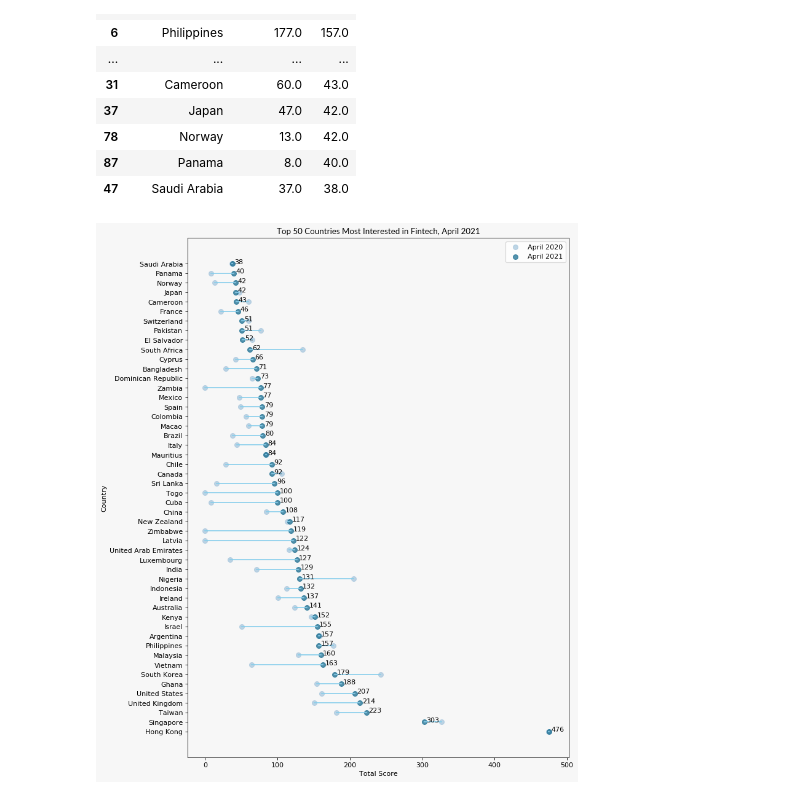
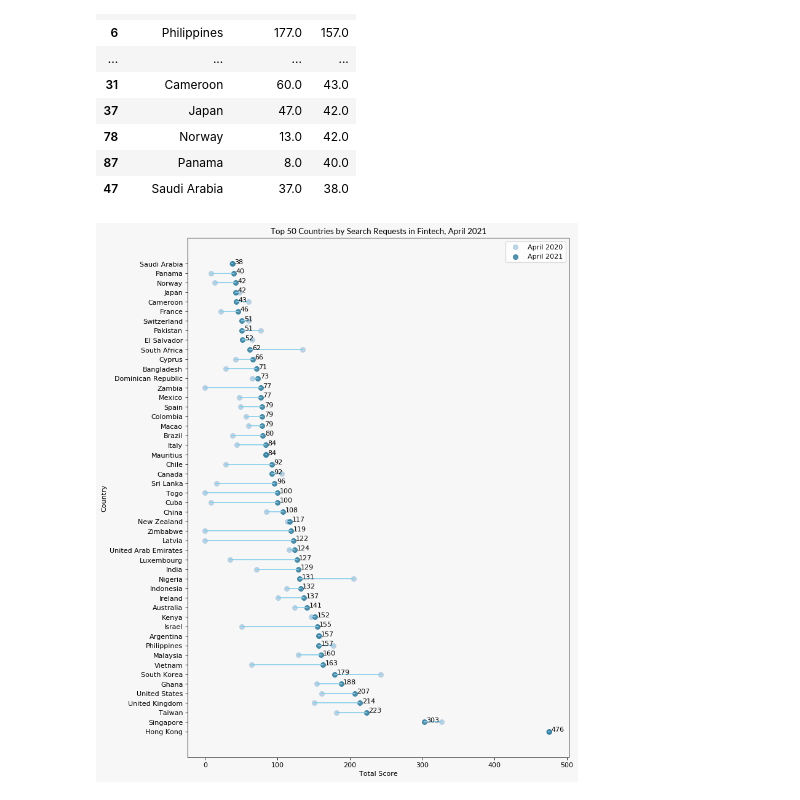
Before and after one commit to yerzhankaratay/FNN, a Jupyter notebook: Last Year and Current Year Comparison.ipynb, the cells around one changed output. Saved outputs shown, nothing was run; the diff lists cells and outputs as text; code cells hidden in the pictures.

```diff
--- a/Last Year and Current Year Comparison.ipynb
+++ b/Last Year and Current Year Comparison.ipynb
@@ -45,8 +53,8 @@ df = df.sort_values(['Total','Total-2020'], ascending=[False,False])
 # %% [markdown]
 Selecting the first 50 results.
 # %%
-df = df.head(50)
-df
+df_50 = df.head(50)
+df_50
 # %% [output]
 |  | Country | Total-2020 | Total |
 | 0 | Hong Kong | 475.0 | 476.0 |
@@ -69,34 +77,34 @@ df
 import matplotlib.pyplot as plt
 import matplotlib.lines as mlines
 
 
 # Func to draw line segment
 def newline(p1, p2, color='black'):
     ax = plt.gca()
     l = mlines.Line2D([p1[0],p2[0]], [p1[1],p2[1]], color='skyblue')
     ax.add_line(l)
     return l
 
 # Figure and Axes
 fig, ax = plt.subplots(1,1,figsize=(10,14), facecolor='#f7f7f7', dpi= 80)
 
 # Points
-ax.scatter(y=df['Country'], x=df['Total-2020'], s=50, color='#a3c4dc', alpha=0.7)
-ax.scatter(y=df['Country'], x=df['Total'], s=50, color='#0e668b', alpha=0.7)
+ax.scatter(y=df_50['Country'], x=df_50['Total-2020'], s=50, color='#a3c4dc', alpha=0.7)
+ax.scatter(y=df_50['Country'], x=df_50['Total'], s=50, color='#0e668b', alpha=0.7)
 
 plt.legend(['April 2020','April 2021'])
 
 
 # Line Segments
-for i, p1, p2 in zip(df['Country'], df['Total-2020'], df['Total']):
+for i, p1, p2 in zip(df_50['Country'], df_50['Total-2020'], df_50['Total']):
     newline([p1, i], [p2, i])
     ax.annotate(int(p2), xy=(p2+3, i))
 
 # Decoration
 ax.set_facecolor('#f7f7f7')
 ax.set_title("Top 50 Countries by Search Requests in Fintech, April 2021", fontdict={'size':12, 'family':'Lato'})
 ax.set(ylabel='Country', xlabel='Total Score')
 
 plt.show()
 # %% [output]
-[figure, old version]
+[figure, new version]
```
Also changed, not shown: parts of 4 cells of this notebook.
